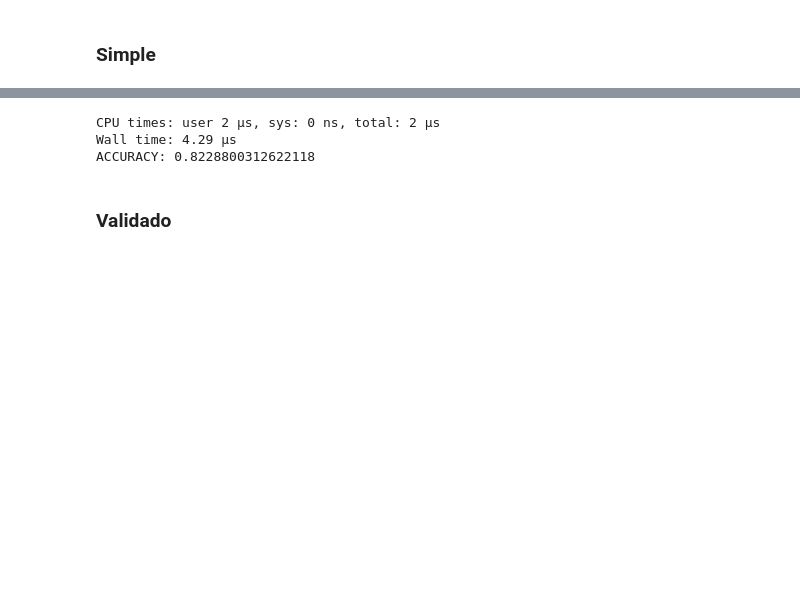
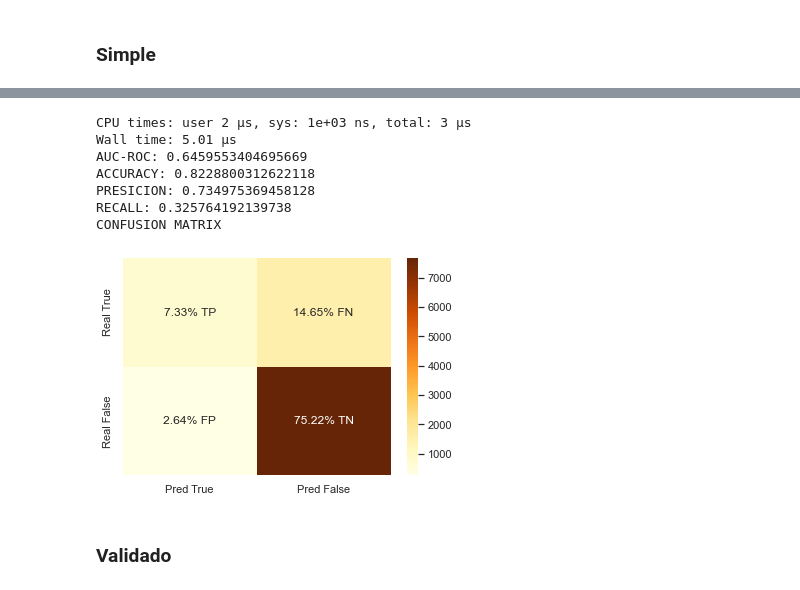
Before and after one commit to NicolasEzequielZulaicaRivera/OD_TPS, a Jupyter notebook: TP2/arbol.ipynb, the cells around one changed output, grey strips where cells are left out. Drawn from its saved outputs; the diff is of its cells as text; code cells hidden in the pictures; blank space fills up the shorter version.

```diff
--- a/TP2/arbol.ipynb
+++ b/TP2/arbol.ipynb
@@ -103,11 +105,17 @@ tree.plot_tree(arbol_simple);
 # %%
 %time
 pred = arbol_simple.predict(val_feat)
-score(pred, val_targ.llovieron_hamburguesas_al_dia_siguiente)
+prob = arbol_simple.predict_proba(val_feat)
+score(val_targ,pred, prob)
 # %% [output]
-CPU times: user 2 µs, sys: 0 ns, total: 2 µs
-Wall time: 4.29 µs
+CPU times: user 2 µs, sys: 1e+03 ns, total: 3 µs
+Wall time: 5.01 µs
+AUC-ROC: 0.6459553404695669
 ACCURACY: 0.8228800312622118
+PRESICION: 0.734975369458128
+RECALL: 0.325764192139738
+CONFUSION MATRIX
+[figure, added]
 # %% [markdown]
 ### Validado
 # %%
```
Also changed, not shown: parts of 15 cells of this notebook, 8 other files.
